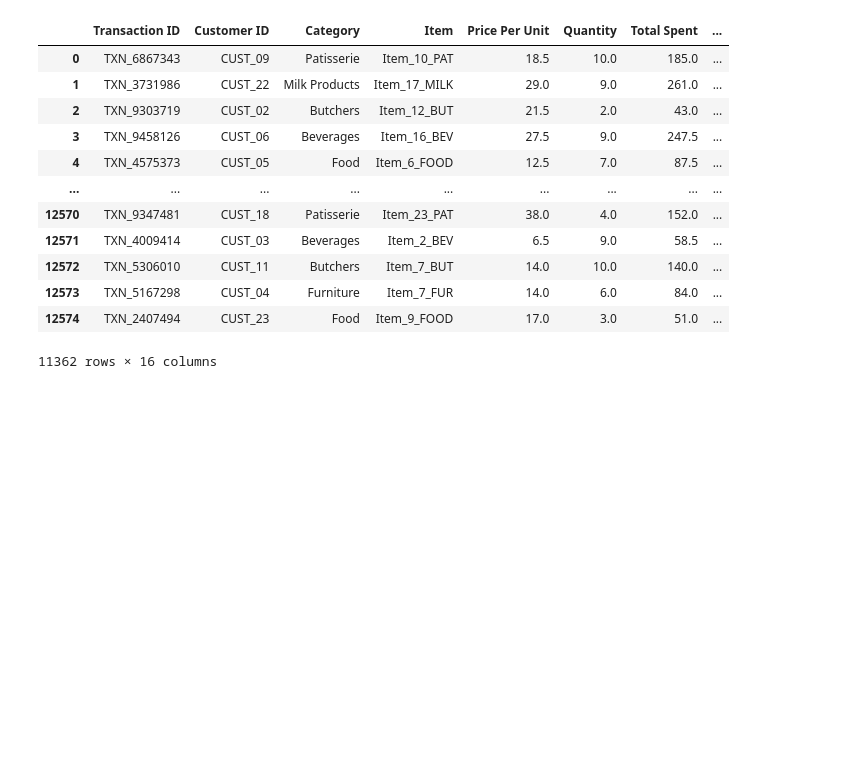
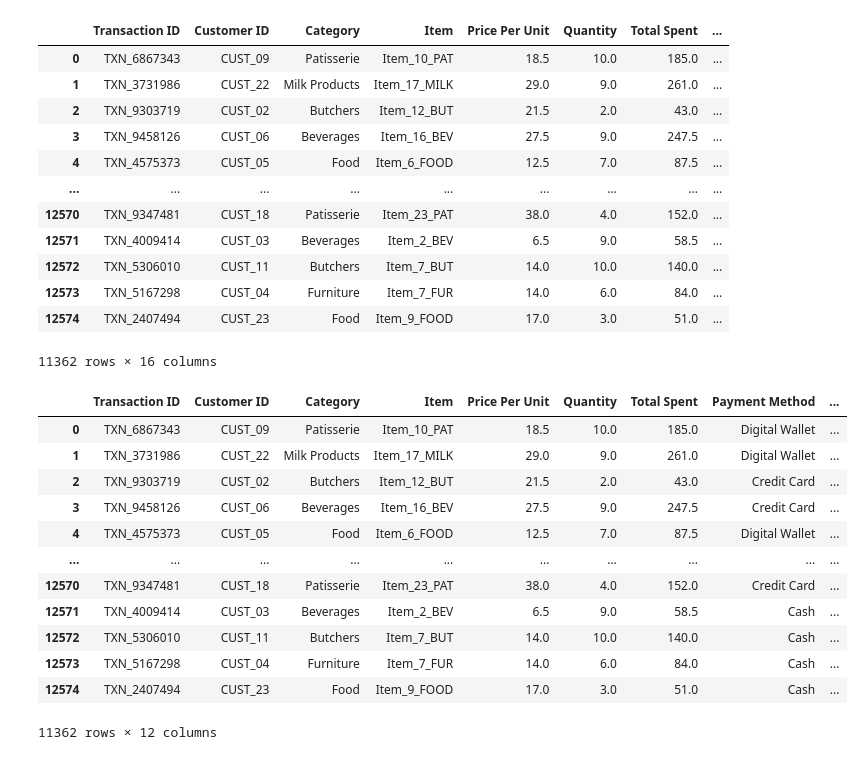
Before and after one commit to Maxwell-Selassie/Retail-Stores-Sales, a Jupyter notebook: notebooks/eda.ipynb, the cells around one changed output. Saved outputs shown, nothing was run; the diff lists cells and outputs as text; code cells hidden in the pictures; blank space fills up the shorter version.

```diff
--- a/notebooks/eda.ipynb
+++ b/notebooks/eda.ipynb
@@ -291,4 +291,20 @@ pd.get_dummies(data=df, columns=['Payment Method','Location','Discount Applied']
 11362 rows × 16 columns
 # %%
 # analyze the transaction date column
-df['Transaction Date'] = df['Transaction Date'].dt.days_in_month
+df['Transaction Year'] = pd.to_datetime(df['Transaction Date']).dt.year
+# %%
+df
+# %% [output]
+|  | Transaction ID | Customer ID | Category | Item | Price Per Unit | Quantity | Total Spent | Payment Method | ... |
+| 0 | TXN_6867343 | CUST_09 | Patisserie | Item_10_PAT | 18.5 | 10.0 | 185.0 | Digital Wallet | ... |
+| 1 | TXN_3731986 | CUST_22 | Milk Products | Item_17_MILK | 29.0 | 9.0 | 261.0 | Digital Wallet | ... |
+| 2 | TXN_9303719 | CUST_02 | Butchers | Item_12_BUT | 21.5 | 2.0 | 43.0 | Credit Card | ... |
+| 3 | TXN_9458126 | CUST_06 | Beverages | Item_16_BEV | 27.5 | 9.0 | 247.5 | Credit Card | ... |
+| 4 | TXN_4575373 | CUST_05 | Food | Item_6_FOOD | 12.5 | 7.0 | 87.5 | Digital Wallet | ... |
+| ... | ... | ... | ... | ... | ... | ... | ... | ... | ... |
+| 12570 | TXN_9347481 | CUST_18 | Patisserie | Item_23_PAT | 38.0 | 4.0 | 152.0 | Credit Card | ... |
+| 12571 | TXN_4009414 | CUST_03 | Beverages | Item_2_BEV | 6.5 | 9.0 | 58.5 | Cash | ... |
+| 12572 | TXN_5306010 | CUST_11 | Butchers | Item_7_BUT | 14.0 | 10.0 | 140.0 | Cash | ... |
+| 12573 | TXN_5167298 | CUST_04 | Furniture | Item_7_FUR | 14.0 | 6.0 | 84.0 | Cash | ... |
+| 12574 | TXN_2407494 | CUST_23 | Food | Item_9_FOOD | 17.0 | 3.0 | 51.0 | Cash | ... |
+11362 rows × 12 columns
```
